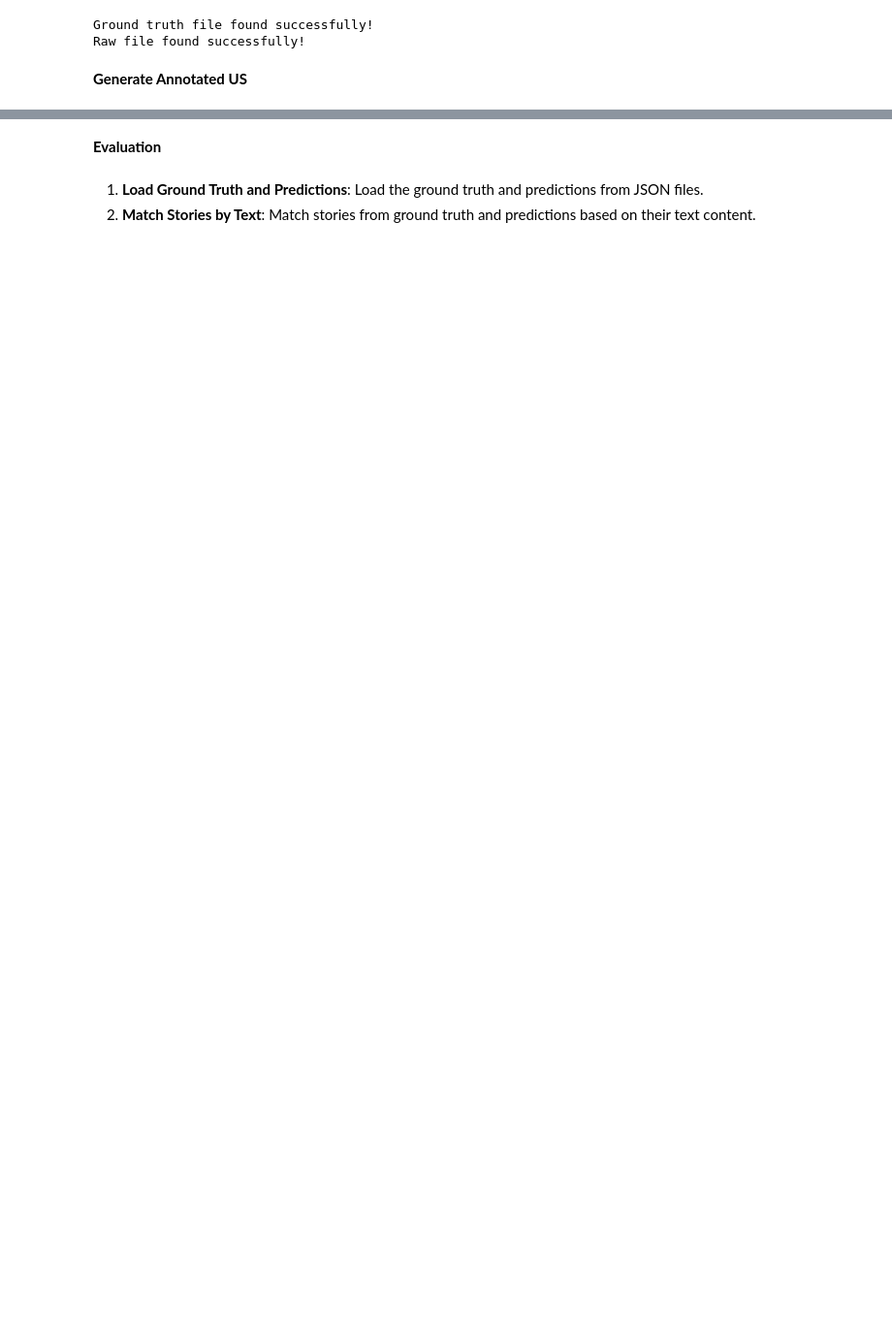
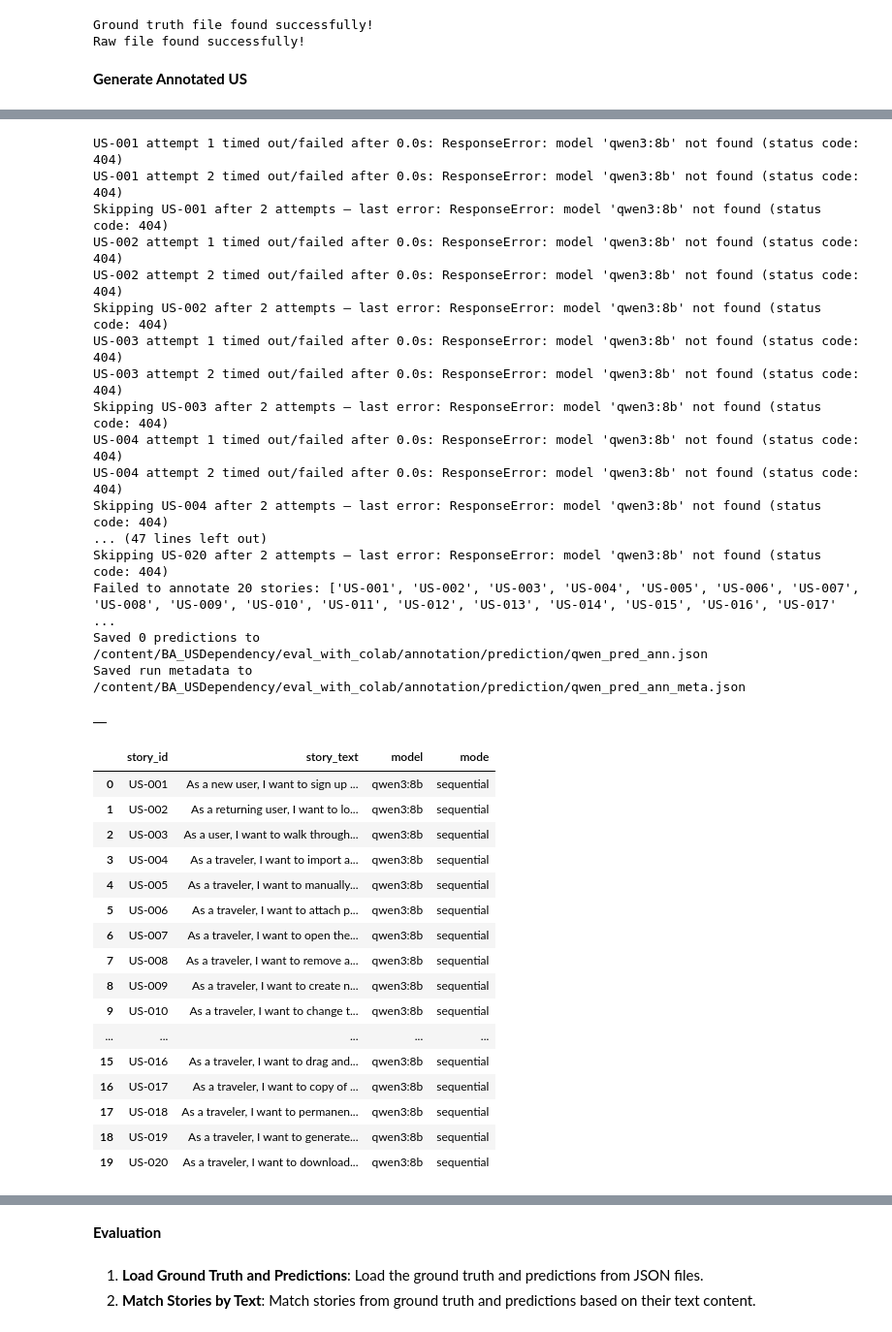
Before and after one commit to Hanh3103/BA_USDependency, a Jupyter notebook: eval_with_colab/annotation/evaluation_framework_annotation.ipynb, the cells around one changed output, grey strips where cells are left out. Shown at 97% size. Drawn from its saved outputs; the diff is of its cells as text; code cells hidden in the pictures; blank space fills up the shorter version.

```diff
--- a/eval_with_colab/annotation/evaluation_framework_annotation.ipynb
+++ b/eval_with_colab/annotation/evaluation_framework_annotation.ipynb
@@ -247,0 +322,50 @@ llama_results, PRED_PATH = generate_predictions_from_raw(
+# %%
+qwen_results, qwen_PRED_PATH, qwen_run_meta= generate_predictions_from_raw(
+    raw_file_path=RAW_PATH,
+    model_name="qwen3:8b",
+    filename="qwen_pred_ann.json",
+    mode="sequential",
+)
+
+qwen_meta_df = pd.DataFrame(qwen_run_meta["per_story"])
+qwen_failed_df = pd.DataFrame(qwen_run_meta["failed_stories"])
+
+display(qwen_meta_df)
+if not qwen_failed_df.empty:
+    display(qwen_failed_df)
+# %% [output]
+US-001 attempt 1 timed out/failed after 0.0s: ResponseError: model 'qwen3:8b' not found (status code: 404)
+US-001 attempt 2 timed out/failed after 0.0s: ResponseError: model 'qwen3:8b' not found (status code: 404)
+Skipping US-001 after 2 attempts — last error: ResponseError: model 'qwen3:8b' not found (status code: 404)
+US-002 attempt 1 timed out/failed after 0.0s: ResponseError: model 'qwen3:8b' not found (status code: 404)
+US-002 attempt 2 timed out/failed after 0.0s: ResponseError: model 'qwen3:8b' not found (status code: 404)
+Skipping US-002 after 2 attempts — last error: ResponseError: model 'qwen3:8b' not found (status code: 404)
+US-003 attempt 1 timed out/failed after 0.0s: ResponseError: model 'qwen3:8b' not found (status code: 404)
+US-003 attempt 2 timed out/failed after 0.0s: ResponseError: model 'qwen3:8b' not found (status code: 404)
+Skipping US-003 after 2 attempts — last error: ResponseError: model 'qwen3:8b' not found (status code: 404)
+US-004 attempt 1 timed out/failed after 0.0s: ResponseError: model 'qwen3:8b' not found (status code: 404)
+US-004 attempt 2 timed out/failed after 0.0s: ResponseError: model 'qwen3:8b' not found (status code: 404)
+Skipping US-004 after 2 attempts — last error: ResponseError: model 'qwen3:8b' not found (status code: 404)
+... (47 lines left out)
+Skipping US-020 after 2 attempts — last error: ResponseError: model 'qwen3:8b' not found (status code: 404)
+Failed to annotate 20 stories: ['US-001', 'US-002', 'US-003', 'US-004', 'US-005', 'US-006', 'US-007', 'US-008', 'US-009', 'US-010', 'US-011', 'US-012', 'US-013', 'US-014', 'US-015', 'US-016', 'US-017' ...
+Saved 0 predictions to /content/BA_USDependency/eval_with_colab/annotation/prediction/qwen_pred_ann.json
+Saved run metadata to /content/BA_USDependency/eval_with_colab/annotation/prediction/qwen_pred_ann_meta.json
+|  |
+|  | story_id | story_text | model | mode |
+| 0 | US-001 | As a new user, I want to sign up ... | qwen3:8b | sequential |
+| 1 | US-002 | As a returning user, I want to lo... | qwen3:8b | sequential |
+| 2 | US-003 | As a user, I want to walk through... | qwen3:8b | sequential |
+| 3 | US-004 | As a traveler, I want to import a... | qwen3:8b | sequential |
+| 4 | US-005 | As a traveler, I want to manually... | qwen3:8b | sequential |
+| 5 | US-006 | As a traveler, I want to attach p... | qwen3:8b | sequential |
+| 6 | US-007 | As a traveler, I want to open the... | qwen3:8b | sequential |
+| 7 | US-008 | As a traveler, I want to remove a... | qwen3:8b | sequential |
+| 8 | US-009 | As a traveler, I want to create n... | qwen3:8b | sequential |
+| 9 | US-010 | As a traveler, I want to change t... | qwen3:8b | sequential |
+| ... | ... | ... | ... | ... |
+| 15 | US-016 | As a traveler, I want to drag and... | qwen3:8b | sequential |
+| 16 | US-017 | As a traveler, I want to copy of ... | qwen3:8b | sequential |
+| 17 | US-018 | As a traveler, I want to permanen... | qwen3:8b | sequential |
+| 18 | US-019 | As a traveler, I want to generate... | qwen3:8b | sequential |
+| 19 | US-020 | As a traveler, I want to download... | qwen3:8b | sequential |
```
Also changed, not shown: parts of 20 cells of this notebook.
